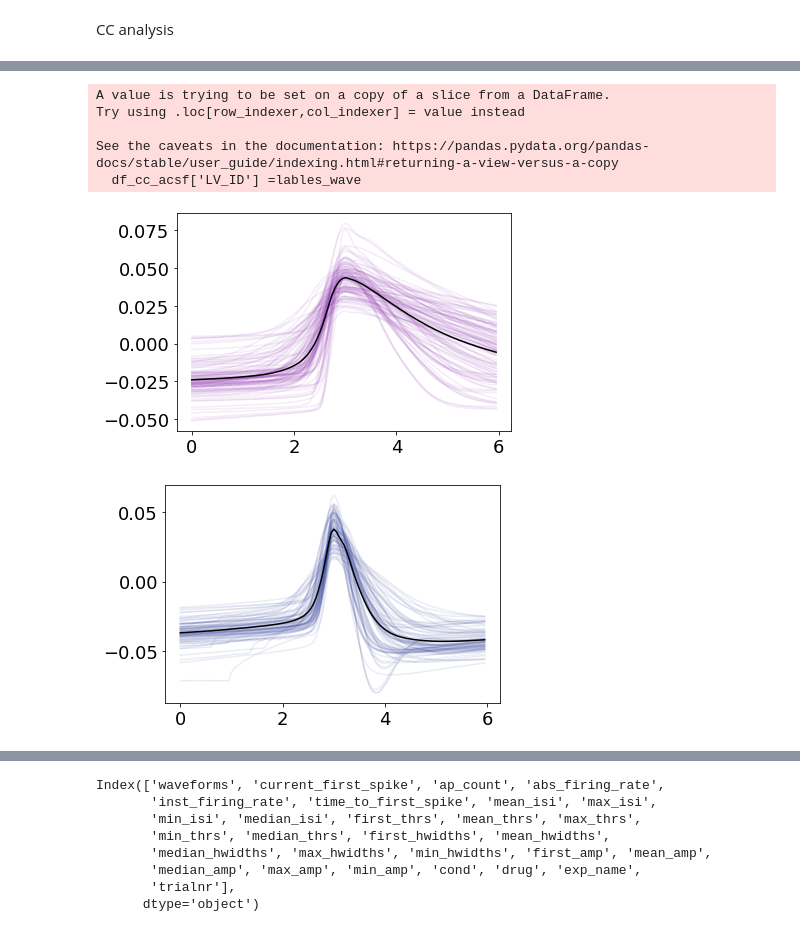
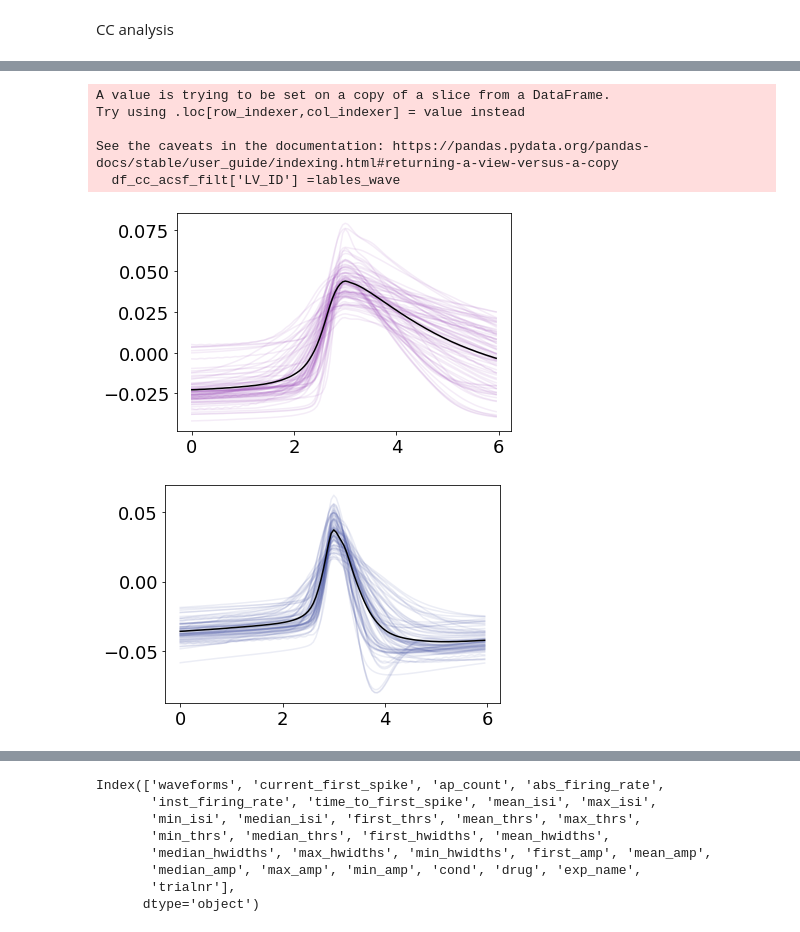
Before and after one commit to Nishant-codex/single_neuron_models, a Jupyter notebook: Data_analysis.ipynb, the cells around one changed output, grey strips where cells are left out. Drawn from its saved outputs; the diff is of its cells as text; code cells hidden in the pictures.

```diff
--- a/Data_analysis.ipynb
+++ b/Data_analysis.ipynb
@@ -388,5 +435,5 @@ CC analysis
 # %%
-data_CC = pd.read_pickle("C:/Users/Nishant Joshi/Downloads/CC_files_all_experimenters_all_conditions.p")
+data_CC = pd.read_pickle("D:/CC_analyzed_feat_set/CC_files_all_experimenters_all_conditions.p")
 
 np.unique(data_CC.cond,return_counts=True)
 # %% [output]
@@ -405,0 +443,5 @@ See the caveats in the documentation: https://pandas.pydata.org/pandas-docs/stab
+# %%
+all_drugs = list(set(data_CC.cond))
+for i in all_drugs:
+    print(i)
+    print(np.unique(data_CC[data_CC.cond==i].drug,return_counts=True)[0],np.unique(data_CC[data_CC.cond==i].drug,return_counts=True)[1])
@@ -406,8 +463,17 @@ See the caveats in the documentation: https://pandas.pydata.org/pandas-docs/stab
+# %%
+df_cc = data_CC.copy()
+df_cc_drug = df_cc[df_cc.drug==True]
+df_cc_acsf=df_cc[df_cc.drug==False]
+exps_drug = df_cc_drug.exp_name
+exps_acsf = df_cc_acsf.exp_name
+
+df_cc = df_cc[df_cc.exp_name.isin(df_cc_drug.exp_name)]
+df_cc_acsf_filt = df_cc[df_cc.drug==False]
 # %%
-waves = normalize(np.vstack(df_cc_acsf['waveforms']))
+waves = normalize(np.vstack(df_cc_acsf_filt['waveforms']))
 lables_wave,mapper,reducer = plot_UMAP_clusters_single(waves,
                           20,
-                          0.3,
+                          0.1,
                           random_state =42,
                           res_louvain = 0.1,
                           c_list =coherence_colors,
@@ -418,20 +484,18 @@ lables_wave,mapper,reducer = plot_UMAP_clusters_single(waves,
 # %%
-df_cc_acsf['LV_ID'] =lables_wave
-
-
+df_cc_acsf_filt['LV_ID'] =lables_wave
 for i in range(len(set(lables_wave))):
     fig = plt.Figure(figsize=[2,2])
-    to_plot = np.vstack(df_cc_acsf[df_cc_acsf.LV_ID==i]['waveforms']).T
+    to_plot = np.vstack(df_cc_acsf_filt[df_cc_acsf_filt.LV_ID==i]['waveforms']).T
     plt.plot(np.arange(0,120/20,1/20),to_plot,c=coherence_colors[i],alpha=0.1)
 
     # plt.title('cluster '+str(i))
-    plt.plot(np.arange(0,120/20,1/20),np.mean(np.vstack(df_cc_acsf[df_cc_acsf.LV_ID==i]['waveforms']).T,axis=1),c='black',alpha=1)
+    plt.plot(np.arange(0,120/20,1/20),np.mean(np.vstack(df_cc_acsf_filt[df_cc_acsf_filt.LV_ID==i]['waveforms']).T,axis=1),c='black',alpha=1)
     plt.show()
 # %% [output]
 A value is trying to be set on a copy of a slice from a DataFrame.
 Try using .loc[row_indexer,col_indexer] = value instead
 
 See the caveats in the documentation: https://pandas.pydata.org/pandas-docs/stable/user_guide/indexing.html#returning-a-view-versus-a-copy
-  df_cc_acsf['LV_ID'] =lables_wave
+  df_cc_acsf_filt['LV_ID'] =lables_wave
-[figure, old version]
+[figure, new version]
 [figure]
```
Also changed, not shown: parts of 30 cells of this notebook, 6 other files.
